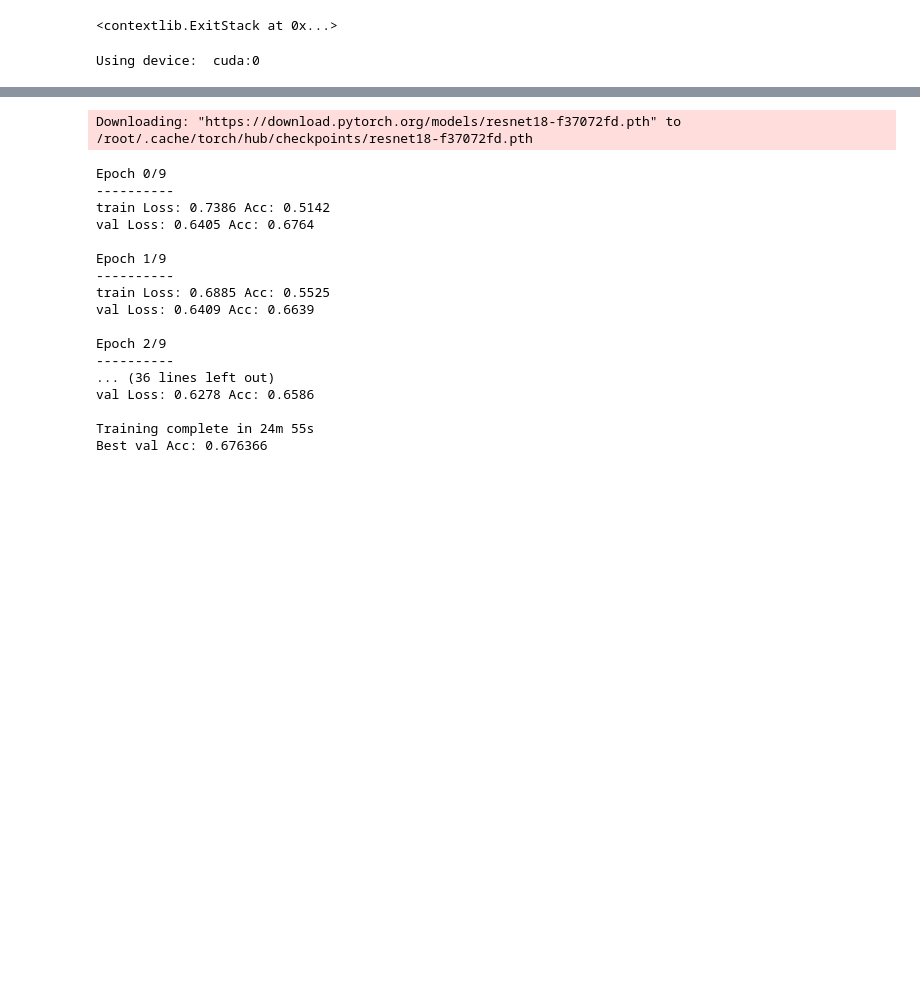
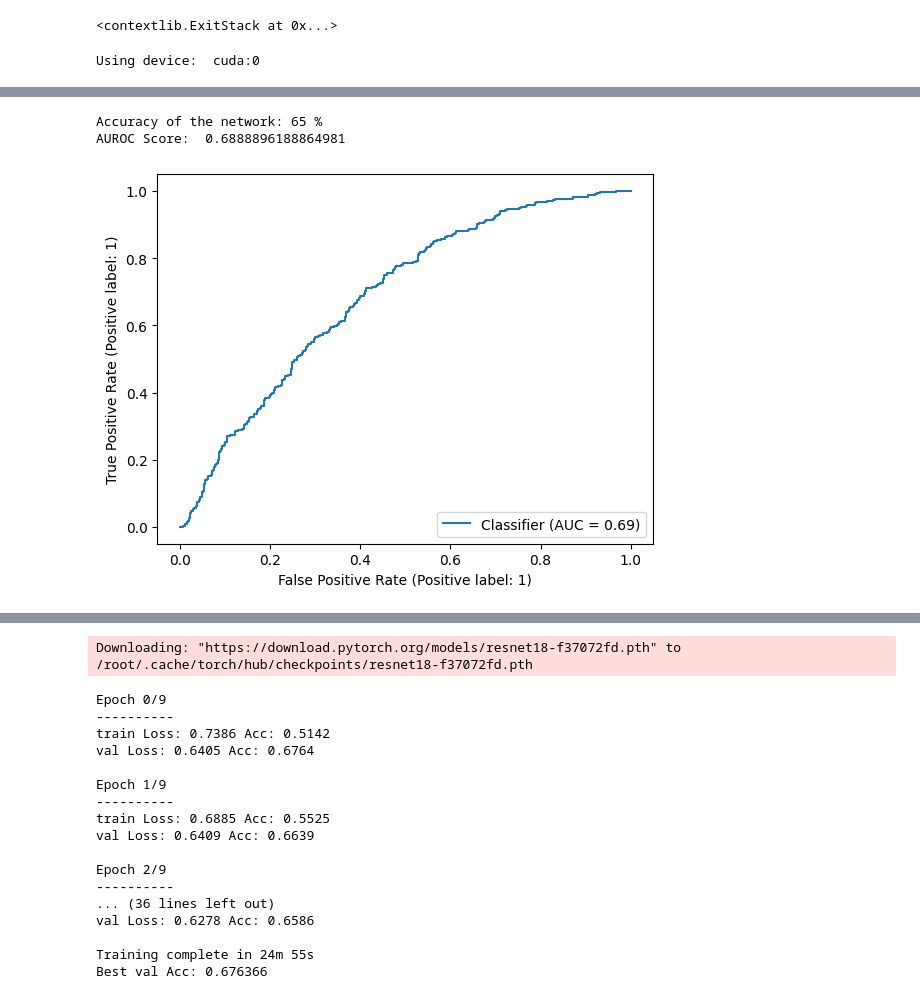
Before and after one commit to chrisporras/xgdiss, a Jupyter notebook: Audrey's_Copy_of_XGDFinal2023_tiles.ipynb, the cells around one changed output, grey strips where cells are left out. Saved outputs shown, nothing was run; the diff lists cells and outputs as text; code cells hidden in the pictures; blank space fills up the shorter version.

Commit message:
Added an ensemble of 5 models (3 ResNet50s, 2 ResNet18s)

```diff
--- a/Audrey's_Copy_of_XGDFinal2023_tiles.ipynb
+++ b/Audrey's_Copy_of_XGDFinal2023_tiles.ipynb
@@ -274,4 +307,6 @@ orig_train_df
 # %%
+orig_train_df = pd.read_csv(save_models_dir+"train_withcoverage.csv")
+orig_train_df = orig_train_df.reset_index(drop=True)
 train_df = orig_train_df.sort_values(["ratio_coverage"], ascending=False)
 # train_df = orig_train_df.sort_values(["image_id", "ratio_coverage"], ascending=False).groupby("image_id").head(16).reset_index(drop=True)
 train_df
@@ -454,7 +558,7 @@ False
 # Configuration class
 class Config:
     resize = False
-    batch_size = 32 # Changed from 32
+    batch_size = 16 # Changed from 32
     numworkers = 2
 # %%
 import os
@@ -860,0 +1085,21 @@ def model_test(model):
+# %%
+# ResNet50 (MODEL 1)
+resnet50_model = models.resnet50()
+num_ftrs = resnet50_model.fc.in_features
+resnet50_model.fc = nn.Linear(num_ftrs, 2)
+resnet50_model.load_state_dict(torch.load(save_models_dir+'best_resnet50_weightedCEloss.pt'))
+resnet50_model.eval()
+
+# ResNet50 (MODEL 2)
+resnet50_model_2 = models.resnet50()
+num_ftrs = resnet50_model_2.fc.in_features
+resnet50_model_2.fc = nn.Linear(num_ftrs, 2)
+resnet50_model_2.load_state_dict(torch.load(save_models_dir+'best_resnet50.pt'))
+resnet50_model_2.eval()
+
+# ResNet50 (MODEL 3)
+resnet50_model_3 = models.resnet50()
+num_ftrs = resnet50_model_3.fc.in_features
+resnet50_model_3.fc = nn.Linear(num_ftrs, 2)
+resnet50_model_3.load_state_dict(torch.load(save_models_dir+'best_resnet50_weightedCEloss_nolrdecrease.pt'))
+resnet50_model_3.eval()
@@ -860,0 +1124,13 @@ def model_test(model):
+# %%
+models_list = [resnet50_model, resnet50_model_2]
+y_true_out, y_score_out, y_pred_out = ensemble_auroc(models_list)
+
+auroc_score = roc_auc_score(y_true_out, y_score_out)
+print("AUROC Score: ", auroc_score)
+
+RocCurveDisplay.from_predictions(y_true_out, y_score_out)
+plt.show()
+# %% [output]
+Accuracy of the network: 65 %
+AUROC Score:  0.6888896188864981
+[figure, added]
```
Also changed, not shown: parts of 69 cells of this notebook.
